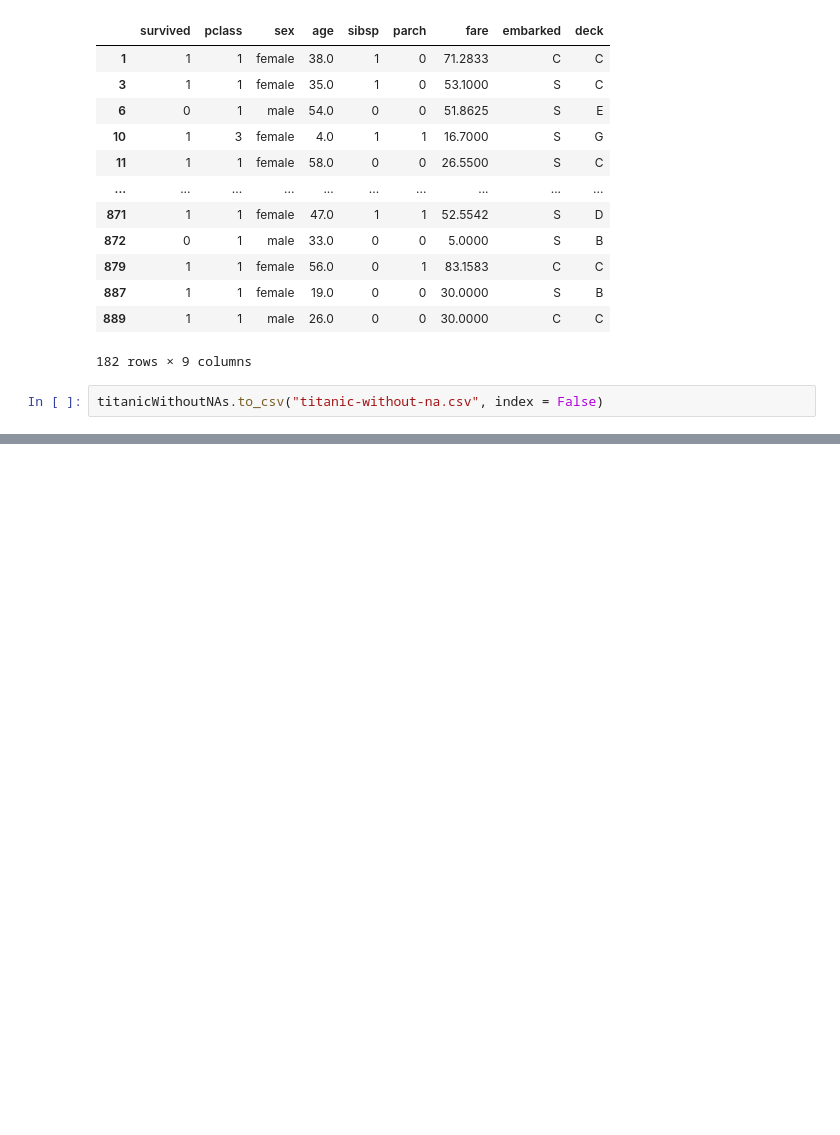
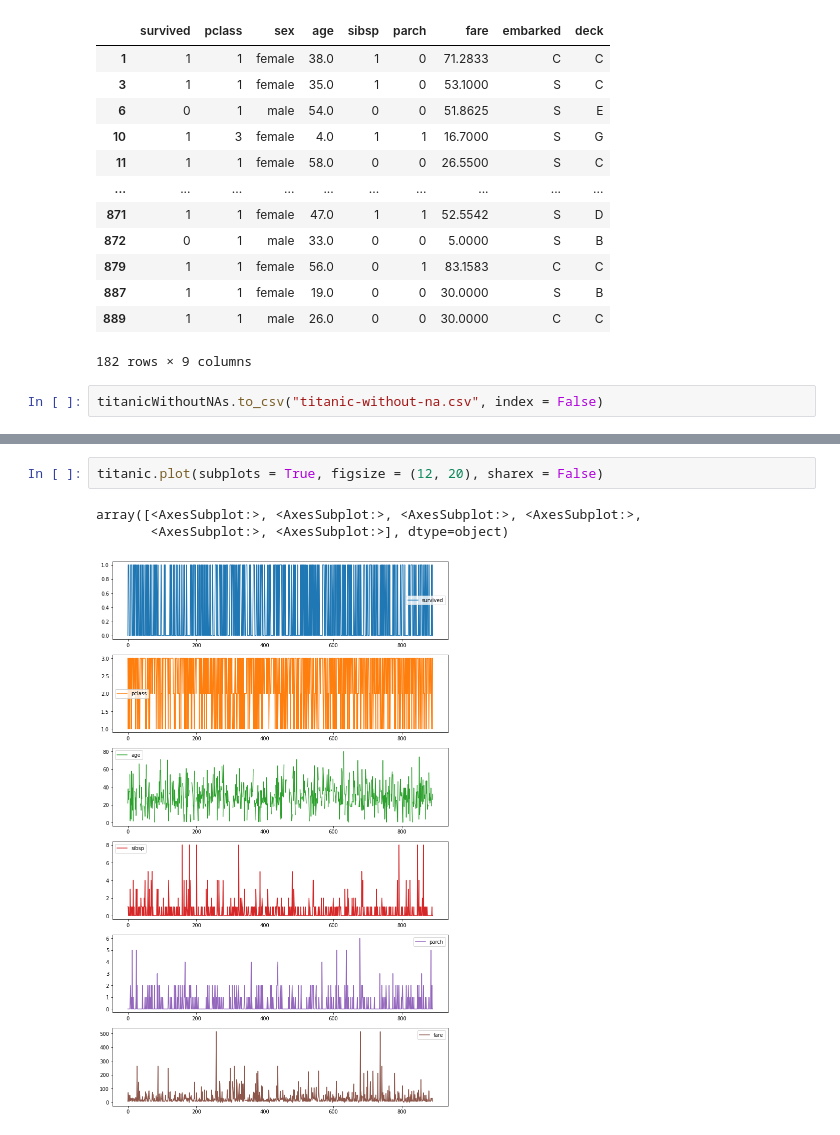
Before and after one commit to davidainslie/binance, a Jupyter notebook: src/numpy-pandas-matplotlib-seaborn.ipynb, the cells around one changed output, grey strips where cells are left out. Drawn from its saved outputs; the diff is of its cells as text; blank space fills up the shorter version.

```diff
--- a/src/numpy-pandas-matplotlib-seaborn.ipynb
+++ b/src/numpy-pandas-matplotlib-seaborn.ipynb
@@ -1526,0 +1569,6 @@ titanicWithoutNAs.to_csv("titanic-without-na.csv", index = False)
+# %%
+titanic.plot(subplots = True, figsize = (12, 20), sharex = False)
+# %% [output]
+array([<AxesSubplot:>, <AxesSubplot:>, <AxesSubplot:>, <AxesSubplot:>,
+       <AxesSubplot:>, <AxesSubplot:>], dtype=object)
+[figure, added]
```
Also changed, not shown: parts of 25 cells of this notebook, 1 other file.
